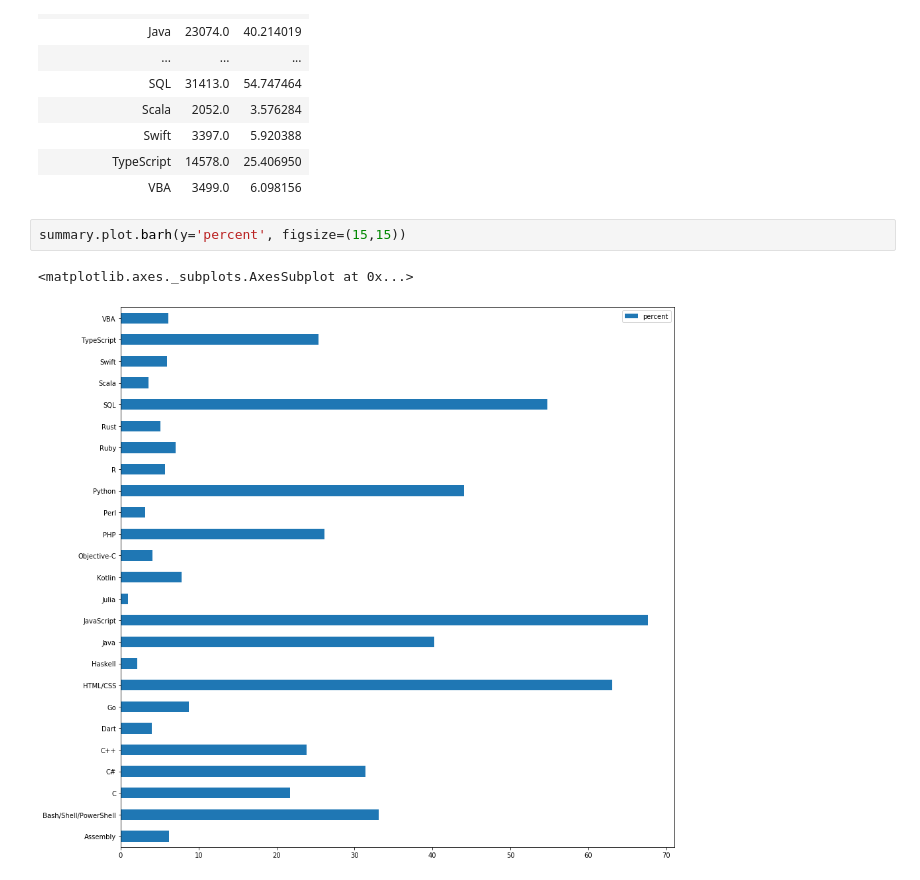
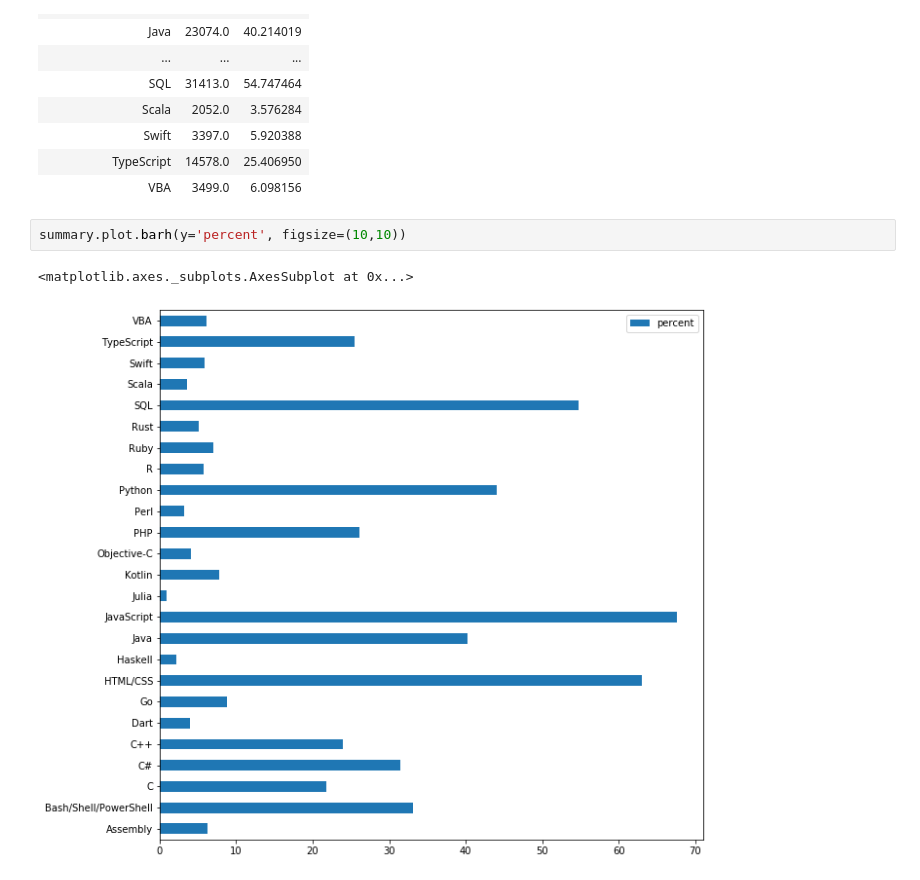
Before and after one commit to endormi/data-analysis, a Jupyter notebook: surveys/so_survey2020.ipynb, the cells around one changed output. Saved outputs shown, nothing was run; the diff lists cells and outputs as text.

```diff
--- a/surveys/so_survey2020.ipynb
+++ b/surveys/so_survey2020.ipynb
@@ -153,7 +153,7 @@ summary
 | TypeScript | 14578.0 | 25.406950 |
 | VBA | 3499.0 | 6.098156 |
 # %%
-summary.plot.barh(y='percent', figsize=(15,15))
+summary.plot.barh(y='percent', figsize=(10,10))
 # %% [output]
 <matplotlib.axes._subplots.AxesSubplot at 0x...>
-[figure, old version]
+[figure, new version]
```
Also changed, not shown: parts of 2 cells of this notebook, 3 other files.
